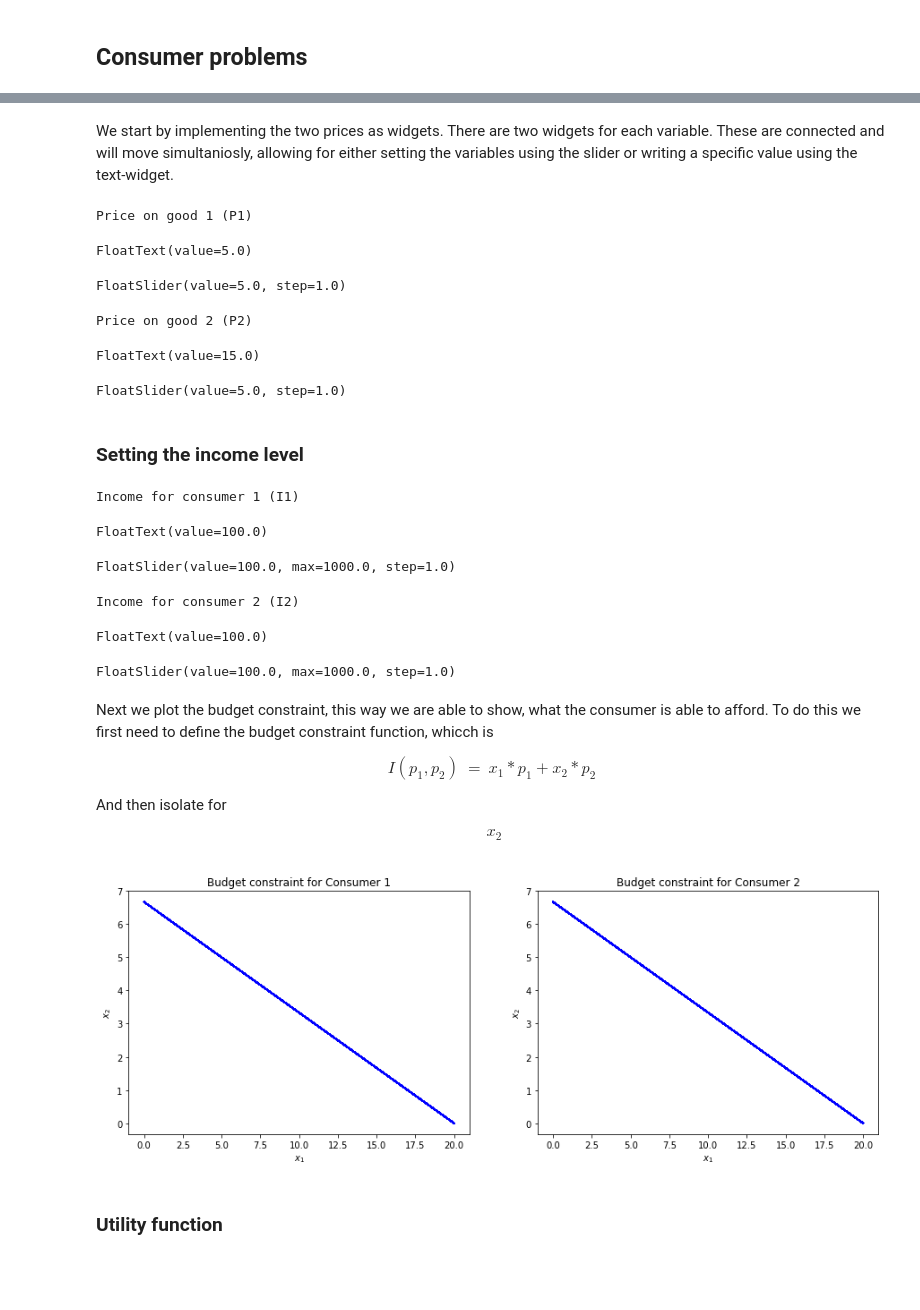
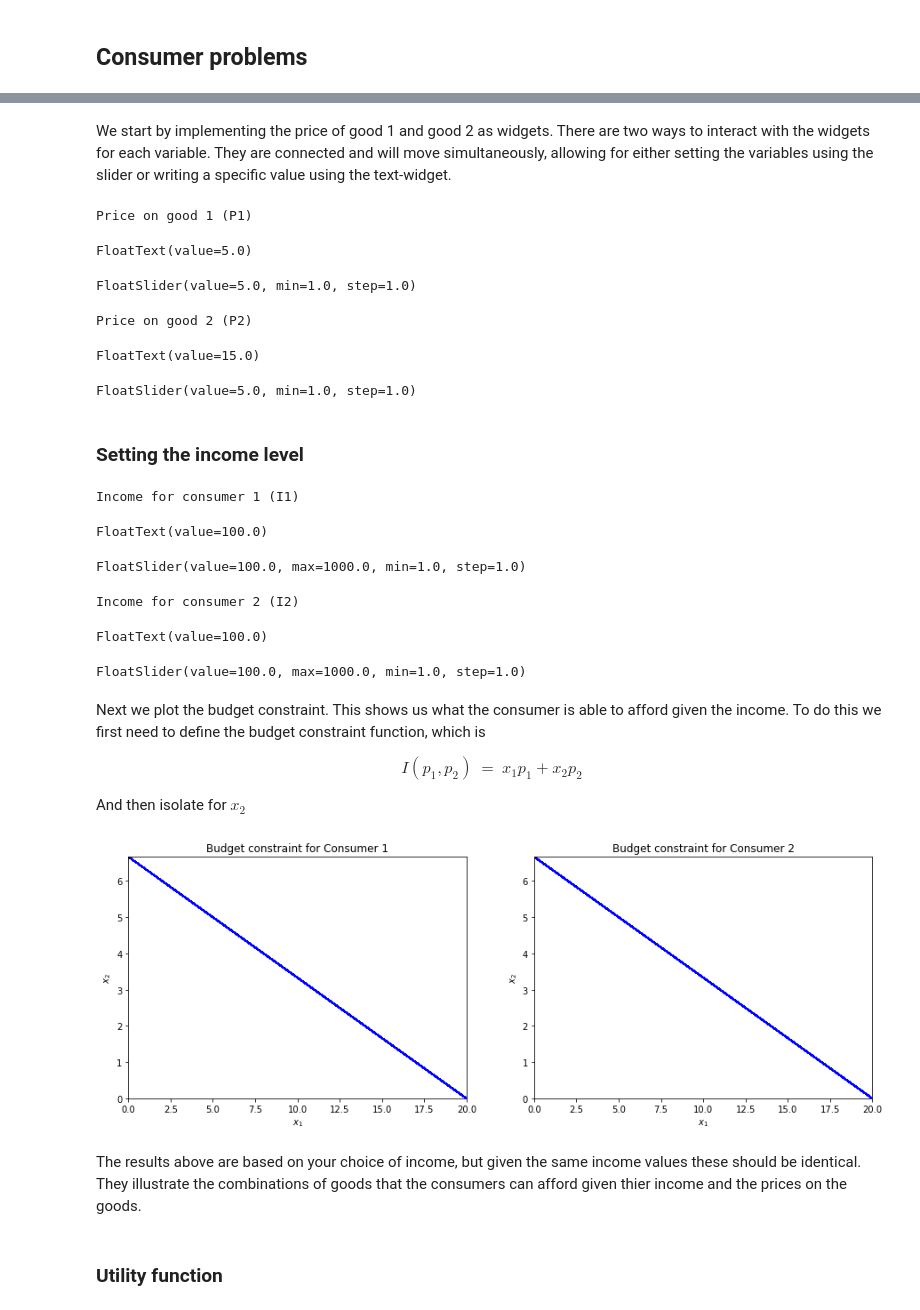
Before and after one commit to NumEconCopenhagen/projects-2019-chh-jmk, a Jupyter notebook: modelproject/modelproject.ipynb, the cells around one changed output, grey strips where cells are left out. Cells and saved outputs as stored; diff of their text form; code cells hidden in the pictures; blank space fills up the shorter version.

```diff
--- a/modelproject/modelproject.ipynb
+++ b/modelproject/modelproject.ipynb
@@ -27,5 +25,5 @@ We solve the consumer problems for both consumers simultaniosly. The consumer on
 # %% [markdown]
-We start by implementing the two prices as widgets. There are two widgets for each variable. These are connected and will move simultaniosly, allowing for either setting the variables using the slider or writing a specific value using the text-widget.
+We start by implementing the price of good 1 and good 2 as widgets. There are two ways to interact with the widgets for each variable. They are connected and will move simultaneously, allowing for either setting the variables using the slider or writing a specific value using the text-widget.
 # %%
 # Price on good 1
 
@@ -38,15 +36,15 @@ P1 = widgets.FloatText(
 value=5)
 # Next we create a slide-widget (using floats, such that decimals can be used). Here we set the same starting value,
 # we set the steps to 1 and we define the minimum value to 0 and the maximum value to 100.
-# This can off course be adjusted for the problem settings.
+# This can of cause be adjusted for the problem settings.
 P1b = widgets.FloatSlider(
 value=5,
 step=1,
-min=0,
+min=1,
 max=100.0,)
 # Next we print both widgets
 display(P1,P1b)
-# And lastly we link the 2 widgets together, so you can change either widget.
+# And lastly we link the two widgets together, so one can change either widget.
 linkp1 = widgets.jslink((P1, 'value'), (P1b, 'value'))
 
 # Price on good 2
@@ -56,7 +54,7 @@ value=15)
 P2b = widgets.FloatSlider(
 value=5,
 step=1,
-min=0,
+min=1,
 max=100.0,)
 display(P2,P2b)
 
@@ -64,21 +62,22 @@ linkp2 = widgets.jslink((P2, 'value'), (P2b, 'value'))
 # %% [output]
 Price on good 1 (P1)
 FloatText(value=5.0)
-FloatSlider(value=5.0, step=1.0)
+FloatSlider(value=5.0, min=1.0, step=1.0)
 Price on good 2 (P2)
 FloatText(value=15.0)
-FloatSlider(value=5.0, step=1.0)
+FloatSlider(value=5.0, min=1.0, step=1.0)
 # %% [markdown]
 ### **Setting the income level**
 # %%
 # Income consumer 1
+# This code is similar to the one for prices
 print('\033[1m' + 'Income for consumer 1 (I1)')
 I1 = widgets.FloatText(
 value=100)
 I1b = widgets.FloatSlider(
 value=100,
 step=1,
-min=0,
+min=1,
 max=1000,)
 display(I1,I1b),
 
@@ -91,7 +90,7 @@ value=100)
 I2b = widgets.FloatSlider(
 value=100,
 step=1,
-min=0,
+min=1,
 max=1000,)
 display(I2,I2b)
 
@@ -99,47 +98,60 @@ linkI2 = widgets.jslink((I2, 'value'), (I2b, 'value'))
 # %% [output]
 Income for consumer 1 (I1)
 FloatText(value=100.0)
-FloatSlider(value=100.0, max=1000.0, step=1.0)
+FloatSlider(value=100.0, max=1000.0, min=1.0, step=1.0)
 Income for consumer 2 (I2)
 FloatText(value=100.0)
-FloatSlider(value=100.0, max=1000.0, step=1.0)
+FloatSlider(value=100.0, max=1000.0, min=1.0, step=1.0)
 # %% [markdown]
-Next we plot the budget constraint, this way we are able to show, what the consumer is able to afford. To do this we first need to define the budget constraint function, whicch is
+Next we plot the budget constraint. This shows us what the consumer is able to afford given the income. To do this we first need to define the budget constraint function, which is
 \\[
 \begin{eqnarray*}
-I(p_{1},p_{2}) & = & x_{1}*p_{1}+x_{2}*p_{2}
+I(p_{1},p_{2}) & = & x_{1} p_{1}+x_{2} p_{2}
 \end{eqnarray*}
 \\]
-And then isolate for \begin{eqnarray*} x_{2} \end{eqnarray*}
+And then isolate for $x_2$
 # %%
+# Define the income function (This is done by isolating x2)
 def x2_func(x1,I,P1,P2): # We define x2 as a function of x1
-    return (I-x1*P1)/P2 # The function is derived by isolating x2 in the budgetconstraint
+    return (I-x1*P1)/P2 # The function is derived by isolating x2 in the budget constraint
 
+# We then make a vector of x_1 values which we are going to use in our functions
 N=500
 shape_tuple = (N,N)
-x1_values = np.empty(shape_tuple)
-if I1.value>I2.value:
+x1_values = np.empty(shape_tuple) # First we create an empty array
+
+# Next we define the maximum value of x1, which is set so x1 is in the budget constraint for both consumers.
+if I1.value>I2.value:    # This if-else statement ensures that the x-vector is large enough to solve the problem of the consumers.
     x_max1=I1.value/P1.value
 else:
     x_max1=I2.value/P1.value
+# And the vector is made by a double for loop.
 for i in range(N): # 0,1,...,N-1
     for j in range(N): # 0,1,...,N-1
         x1_values[i,j] = (i/(N-1))*x_max1 # in [0,x_max1]
+
+# Here we illustrate the results.
 def Figure_1():
-    fig = plt.figure(figsize=(15,5)) # create the figure
+    fig = plt.figure(figsize=(15,5)) # creates the figure
     ax = fig.add_subplot(1,2,1) # We add a subplot and place it in the top left corner
     ax.plot(x1_values,x2_func(x1_values,I1.value,P1.value,P2.value),'b'); # creates surface plot in the axis
-    ax.set_xlabel('$x_1$') # add labels
-    ax.set_ylabel('$x_2$') # add labels
-    ax.set_title("Budget constraint for Consumer 1") # add title
+    ax.set_xlabel('$x_1$') # adds labels for the x-axis
+    ax.set_ylabel('$x_2$') # adds labels for the y-axis
+    ax.set_title("Budget constraint for Consumer 1") # adds title for the first plot
+    ax.set_ylim(0,I1.value/P2.value) #sets the bound of the y-axis in the first plot
+    ax.set_xlim(0,I1.value/P1.value) #sets the bound of the x-axis in the first plot
     ay = fig.add_subplot(1,2,2) # We add a second plot and place it in the top right corner
     ay.plot(x1_values,x2_func(x1_values,I2.value,P1.value,P2.value),'b'); # creates surface plot in the axis
-    ay.set_xlabel('$x_1$') # add labels
-    ay.set_ylabel('$x_2$') # add labels
+    ay.set_xlabel('$x_1$') # adds labels
+    ay.set_ylabel('$x_2$') # adds labels
     ay.set_title("Budget constraint for Consumer 2") # add title
+    ay.set_ylim(0,I2.value/P2.value) # Sets a boundary for the y-axis
+    ay.set_xlim(0,I2.value/P1.value) # Sets a boundary for the x-axis
 Figure_1()
 # %% [output]
-[figure, old version]
+[figure, new version]
+# %% [markdown]
+The results above are based on your choice of income, but given the same income values these should be identical. They illustrate the combinations of goods that the consumers can afford given thier income and the prices on the goods.
 # %% [markdown]
 ### **Utility function**
 # %% [markdown]
```
Also changed, not shown: parts of 38 cells of this notebook, 3 other files.
